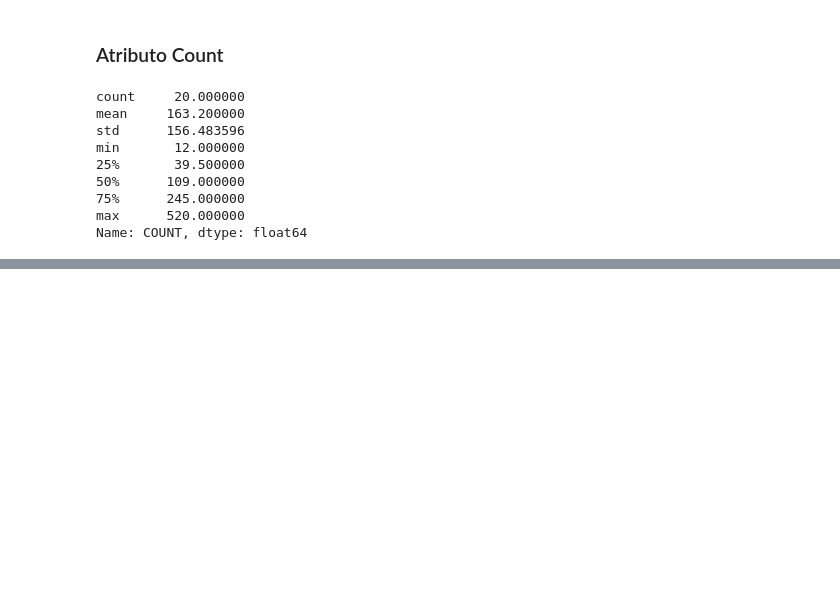
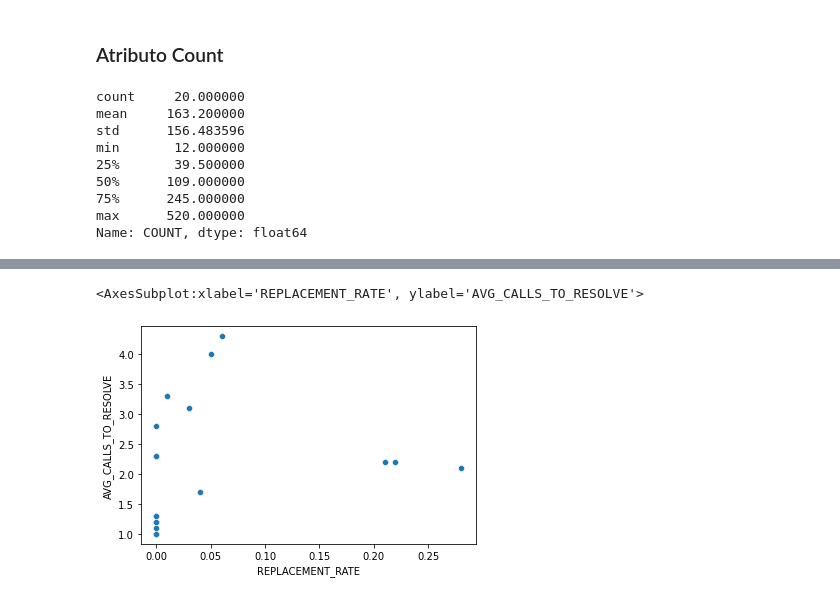
Before and after one commit to leo-hoet/explotaciondedatos, a Jupyter notebook: tp2.ipynb, the cells around one changed output, grey strips where cells are left out. Drawn from its saved outputs; the diff is of its cells as text; code cells hidden in the pictures; blank space fills up the shorter version.

```diff
--- a/tp2.ipynb
+++ b/tp2.ipynb
@@ -237,0 +242,5 @@ px.histogram(df, x="PROBLEM_TYPE", y="COUNT",  hover_data=df.columns)
+# %%
+sns.scatterplot(data=df, x="REPLACEMENT_RATE", y="AVG_CALLS_TO_RESOLVE")
+# %% [output]
+<AxesSubplot:xlabel='REPLACEMENT_RATE', ylabel='AVG_CALLS_TO_RESOLVE'>
+[figure, added]
```
Also changed, not shown: parts of 18 cells of this notebook.
